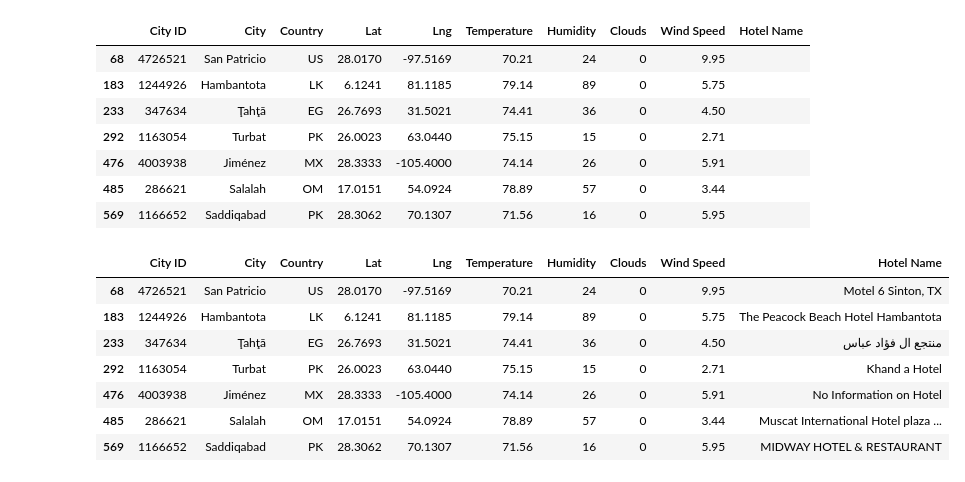
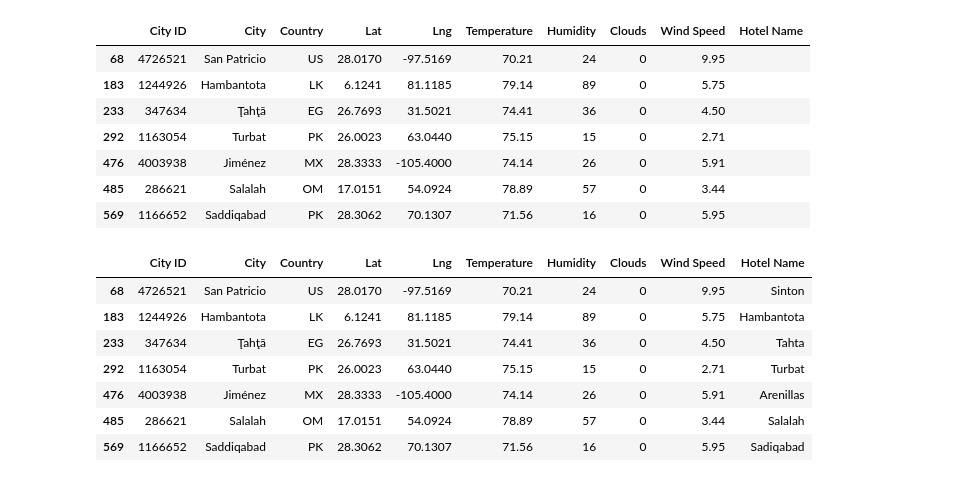
Before and after one commit to rfaylona/python-api-challenge, a Jupyter notebook: VacationPy/VacationPy.ipynb, the cells around one changed output. Cells and saved outputs as stored; diff of their text form; code cells hidden in the pictures.

```diff
--- a/VacationPy/VacationPy.ipynb
+++ b/VacationPy/VacationPy.ipynb
@@ -107,38 +107,38 @@ hotel_df
 # %%
 # loop through each ideal location and find nearest hotel within 5000 radius added excpetion handling
 for index, row in hotel_df.iterrows():
     try:
         # setting up url and payload to get required data
         base_url = "https://maps.googleapis.com/maps/api/place/nearbysearch/json"
         params = {
-        "keyword": "hotel",
+        "types": "hotel",
         "radius": 5000,
         "key": g_key,
         }
 
 
         lat = row['Lat']
         lng = row['Lng']
 
         params['location'] = f"{lat}, {lng}"
 
         # create dataframe for information
         hotel_data = requests.get(base_url, params=params).json()
         hotel_df.loc[index, "Hotel Name"] = hotel_data["results"][0]["name"]
 
     except IndexError:
         hotel_df.loc[index, "Hotel Name"] = "No Information on Hotel"
 
 hotel_df
 # %% [output]
 |  | City ID | City | Country | Lat | Lng | Temperature | Humidity | Clouds | Wind Speed | Hotel Name |
-| 68 | 4726521 | San Patricio | US | 28.0170 | -97.5169 | 70.21 | 24 | 0 | 9.95 | Motel 6 Sinton, TX |
-| 183 | 1244926 | Hambantota | LK | 6.1241 | 81.1185 | 79.14 | 89 | 0 | 5.75 | The Peacock Beach Hotel Hambantota |
-| 233 | 347634 | Ţahţā | EG | 26.7693 | 31.5021 | 74.41 | 36 | 0 | 4.50 | منتجع ال فؤاد عباس |
-| 292 | 1163054 | Turbat | PK | 26.0023 | 63.0440 | 75.15 | 15 | 0 | 2.71 | Khand a Hotel |
-| 476 | 4003938 | Jiménez | MX | 28.3333 | -105.4000 | 74.14 | 26 | 0 | 5.91 | No Information on Hotel |
-| 485 | 286621 | Salalah | OM | 17.0151 | 54.0924 | 78.89 | 57 | 0 | 3.44 | Muscat International Hotel plaza ... |
-| 569 | 1166652 | Saddiqabad | PK | 28.3062 | 70.1307 | 71.56 | 16 | 0 | 5.95 | MIDWAY HOTEL & RESTAURANT |
+| 68 | 4726521 | San Patricio | US | 28.0170 | -97.5169 | 70.21 | 24 | 0 | 9.95 | Sinton |
+| 183 | 1244926 | Hambantota | LK | 6.1241 | 81.1185 | 79.14 | 89 | 0 | 5.75 | Hambantota |
+| 233 | 347634 | Ţahţā | EG | 26.7693 | 31.5021 | 74.41 | 36 | 0 | 4.50 | Tahta |
+| 292 | 1163054 | Turbat | PK | 26.0023 | 63.0440 | 75.15 | 15 | 0 | 2.71 | Turbat |
+| 476 | 4003938 | Jiménez | MX | 28.3333 | -105.4000 | 74.14 | 26 | 0 | 5.91 | Arenillas |
+| 485 | 286621 | Salalah | OM | 17.0151 | 54.0924 | 78.89 | 57 | 0 | 3.44 | Salalah |
+| 569 | 1166652 | Saddiqabad | PK | 28.3062 | 70.1307 | 71.56 | 16 | 0 | 5.95 | Sadiqabad |
 # %%
 # NOTE: Do not change any of the code in this cell
 
```
Also changed, not shown: 1 other file.
